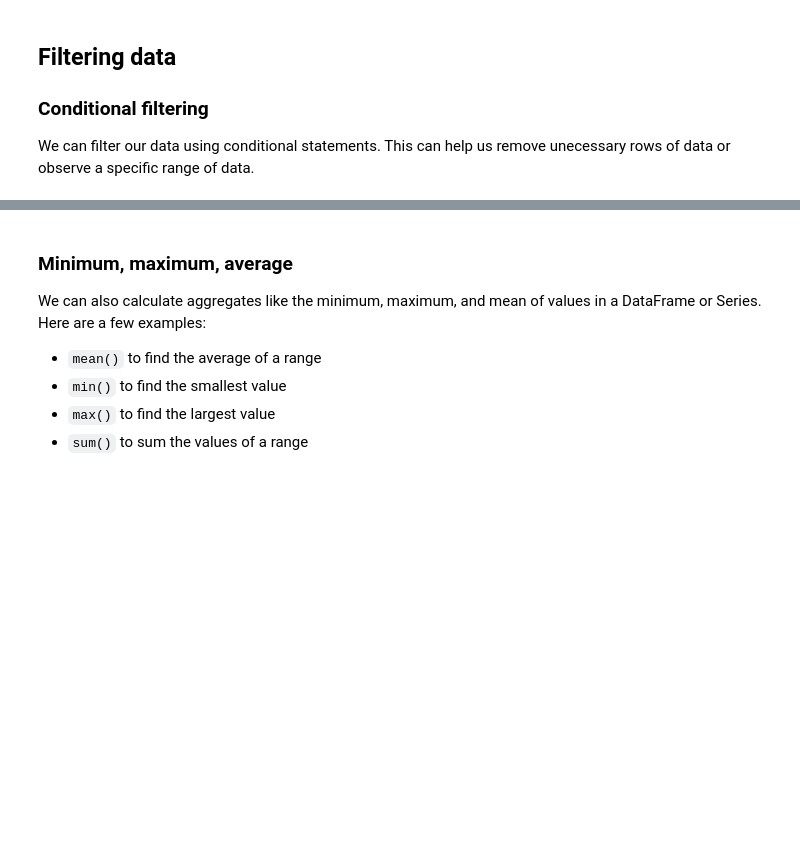
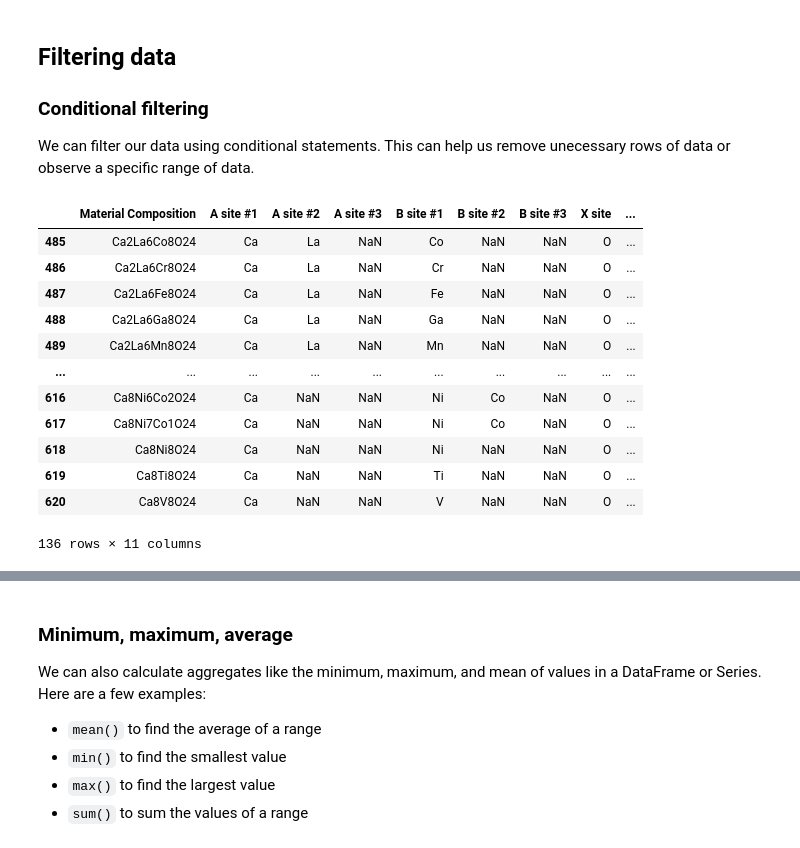
Before and after one commit to NCSU-Libraries/data-viz-instruction, a Jupyter notebook: MI_REU_2021/Workshop_3_Cleaning_Manipulating_and_Exploring_Data_with_Pandas.ipynb, the cells around one changed output, grey strips where cells are left out. Drawn from its saved outputs; the diff is of its cells as text; code cells hidden in the pictures; blank space fills up the shorter version.

```diff
--- a/MI_REU_2021/Workshop_3_Cleaning_Manipulating_and_Exploring_Data_with_Pandas.ipynb
+++ b/MI_REU_2021/Workshop_3_Cleaning_Manipulating_and_Exploring_Data_with_Pandas.ipynb
@@ -62,9 +107,23 @@ wl_strikes_drop['SINGLE_OR_MULTI_ENGINE']
 ### Conditional filtering
 We can filter our data using conditional statements. This can help us remove unecessary rows of data or observe a specific range of data.
 # %%
-# Filter the data to only see incidents that happened at night
-night = wl_strikes_drop[wl_strikes_drop['TIME_OF_DAY'] == 'Night']
+# Filter the data to only see perovskite oxides where Calcium was found at A site #1
+calcium = ts_csv_clean[ts_csv_clean['A site #1'] == 'Ca']
 
 # Print out the filtered data
-night
+calcium
+# %% [output]
+|  | Material Composition | A site #1 | A site #2 | A site #3 | B site #1 | B site #2 | B site #3 | X site | ... |
+| 485 | Ca2La6Co8O24 | Ca | La | NaN | Co | NaN | NaN | O | ... |
+| 486 | Ca2La6Cr8O24 | Ca | La | NaN | Cr | NaN | NaN | O | ... |
+| 487 | Ca2La6Fe8O24 | Ca | La | NaN | Fe | NaN | NaN | O | ... |
+| 488 | Ca2La6Ga8O24 | Ca | La | NaN | Ga | NaN | NaN | O | ... |
+| 489 | Ca2La6Mn8O24 | Ca | La | NaN | Mn | NaN | NaN | O | ... |
+| ... | ... | ... | ... | ... | ... | ... | ... | ... | ... |
+| 616 | Ca8Ni6Co2O24 | Ca | NaN | NaN | Ni | Co | NaN | O | ... |
+| 617 | Ca8Ni7Co1O24 | Ca | NaN | NaN | Ni | Co | NaN | O | ... |
+| 618 | Ca8Ni8O24 | Ca | NaN | NaN | Ni | NaN | NaN | O | ... |
+| 619 | Ca8Ti8O24 | Ca | NaN | NaN | Ti | NaN | NaN | O | ... |
+| 620 | Ca8V8O24 | Ca | NaN | NaN | V | NaN | NaN | O | ... |
+136 rows × 11 columns
 # %%
```
Also changed, not shown: parts of 19 cells of this notebook.
